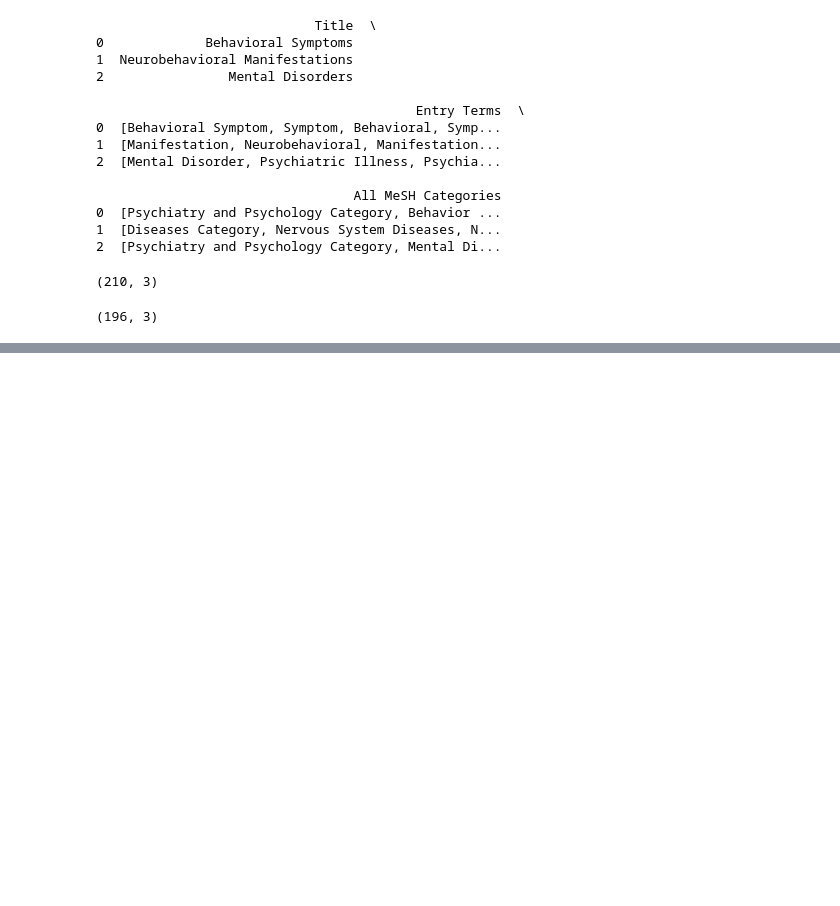
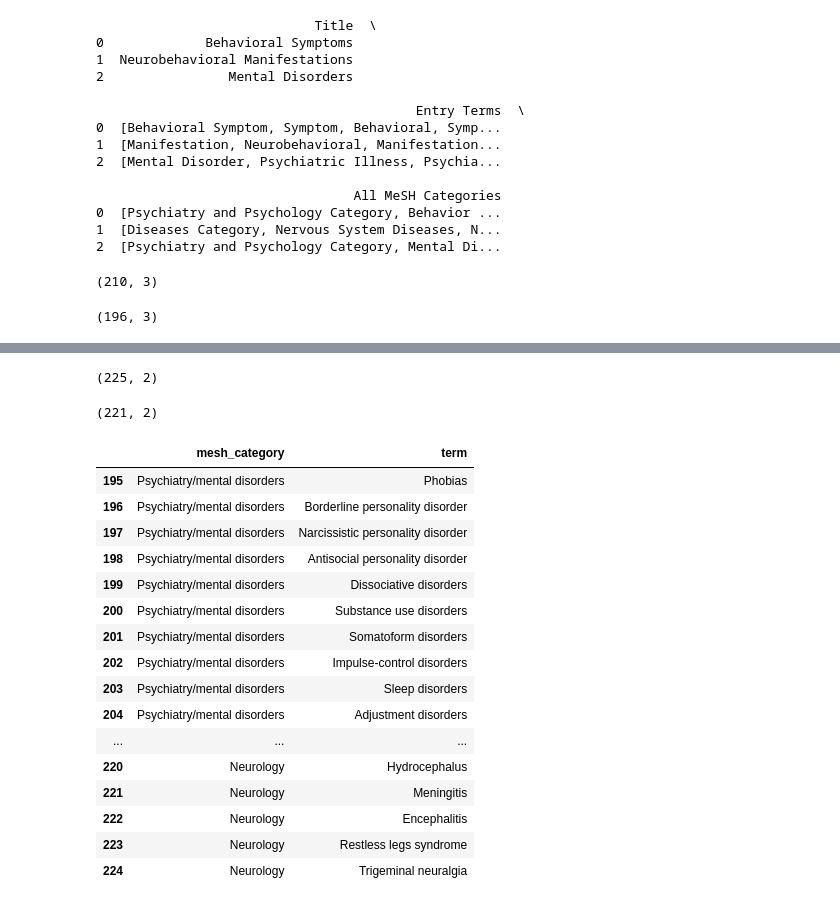
Before and after one commit to Ineichen-Group/NeuroTrialAnalysis, a Jupyter notebook: Extract_MeSH_Data.ipynb, the cells around one changed output, grey strips where cells are left out. Cells and saved outputs as stored; diff of their text form; code cells hidden in the pictures; blank space fills up the shorter version.

```diff
--- a/Extract_MeSH_Data.ipynb
+++ b/Extract_MeSH_Data.ipynb
@@ -193,0 +140,5 @@ nodes_raw[0].split('\n', 2)#[0]
+# %%
+reviewed_mesh_terms_included.columns = ["ignore", "mesh_category", "term", "inclusion_flag"]
+reviewed_mesh_terms_included['term'] = reviewed_mesh_terms_included['term'].str.replace('+', '', regex=False).str.strip()
+reviewed_mesh_terms_included = reviewed_mesh_terms_included[['mesh_category','term']]
+reviewed_mesh_terms_included.head(5)
@@ -193,0 +157,4 @@ nodes_raw[0].split('\n', 2)#[0]
+# %%
+manual_terms = pd.read_csv("data/neuro_diseases_terminology/bvi_manual_list.csv", header=0, names=['mesh_category','term'])
+manual_terms['term'] = manual_terms['term'].str.replace(r'\([^)]*\)', '', regex=True).str.strip()
+manual_terms.head(5)
@@ -193,0 +168,32 @@ nodes_raw[0].split('\n', 2)#[0]
+# %%
+terms_list_combined = pd.concat([reviewed_mesh_terms_included, manual_terms], ignore_index=True)
+# %%
+terms_list_combined.shape
+# %% [output]
+(225, 2)
+# %%
+terms_list_combined_no_duplicates = terms_list_combined.drop_duplicates(subset=['All MeSH Categories'])
+terms_list_combined.shape
+# %% [output]
+(221, 2)
+# %%
+last_30_records = terms_list_combined_no_duplicates.tail(30)
+last_30_records
+# %% [output]
+|  | mesh_category | term |
+| 195 | Psychiatry/mental disorders | Phobias |
+| 196 | Psychiatry/mental disorders | Borderline personality disorder |
+| 197 | Psychiatry/mental disorders | Narcissistic personality disorder |
+| 198 | Psychiatry/mental disorders | Antisocial personality disorder |
+| 199 | Psychiatry/mental disorders | Dissociative disorders |
+| 200 | Psychiatry/mental disorders | Substance use disorders |
+| 201 | Psychiatry/mental disorders | Somatoform disorders |
+| 202 | Psychiatry/mental disorders | Impulse-control disorders |
+| 203 | Psychiatry/mental disorders | Sleep disorders |
+| 204 | Psychiatry/mental disorders | Adjustment disorders |
+| ... | ... | ... |
+| 220 | Neurology | Hydrocephalus |
+| 221 | Neurology | Meningitis |
+| 222 | Neurology | Encephalitis |
+| 223 | Neurology | Restless legs syndrome |
+| 224 | Neurology | Trigeminal neuralgia |
```
Also changed, not shown: parts of 43 cells of this notebook.
